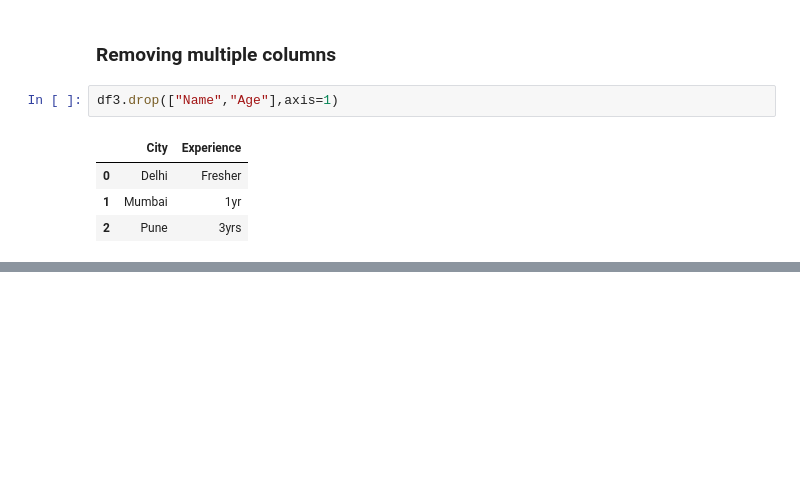
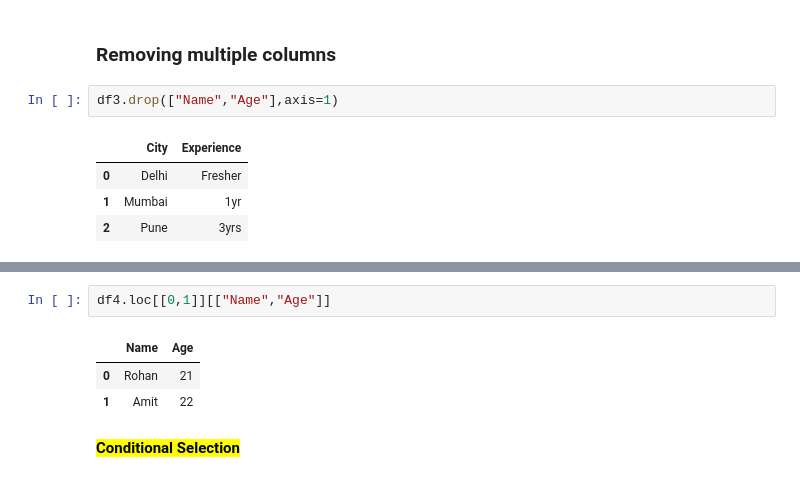
Before and after one commit to rohan-codex/Python_Basics, a Jupyter notebook: Pandas.ipynb, the cells around one changed output, grey strips where cells are left out. Drawn from its saved outputs; the diff is of its cells as text; blank space fills up the shorter version.

```diff
--- a/Pandas.ipynb
+++ b/Pandas.ipynb
@@ -200,0 +257,8 @@ df3.drop(["Name","Age"],axis=1)
+# %%
+df4.loc[[0,1]][["Name","Age"]]
+# %% [output]
+|  | Name | Age |
+| 0 | Rohan | 21 |
+| 1 | Amit | 22 |
+# %% [markdown]
+<mark>**Conditional Selection**<mark/>
```
Also changed, not shown: parts of 14 cells of this notebook.
